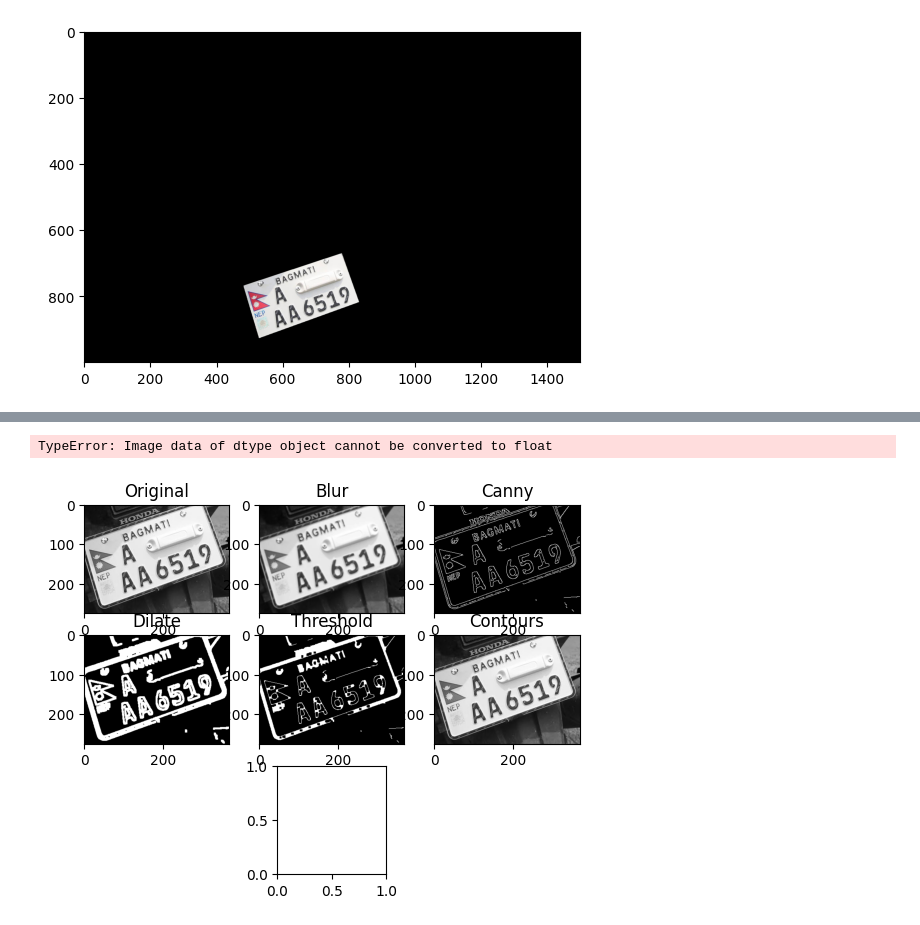
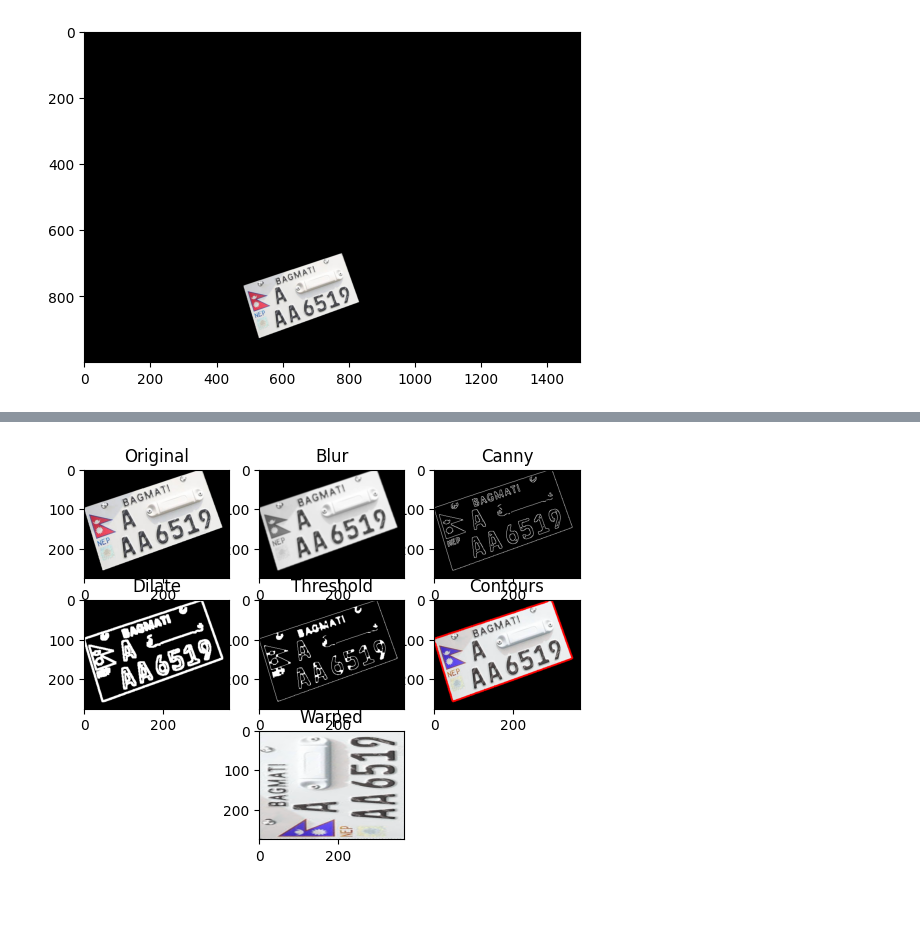
Before and after one commit to astik-dahal/licenseplatereaderpython, a Jupyter notebook: plate.ipynb, the cells around one changed output, grey strips where cells are left out. Drawn from its saved outputs; the diff is of its cells as text; code cells hidden in the pictures.

```diff
--- a/plate.ipynb
+++ b/plate.ipynb
@@ -41,7 +41,8 @@ plt.imshow(cv2.cvtColor(new_image, cv2.COLOR_BGR2RGB))
 (x,y) = np.where(mask==255)
 (x1, y1) = (np.min(x), np.min(y))
 (x2, y2) = (np.max(x), np.max(y))
-cropped_image = gray[x1:x2+20, y1:y2+20]
+cropped_image = new_image[x1:x2+20, y1:y2+20]
+# cropped_image = gray[x1:x2+20, y1:y2+20]
 plt.imshow(cv2.cvtColor(cropped_image, cv2.COLOR_BGR2RGB))
 # %% [output]
 <matplotlib.image.AxesImage at 0x...>
@@ -103,33 +111,36 @@ def getContours(img, orig):  # Change - pass the original image too
 
 kernel = np.ones((3,3))
 # plt.imshow()
 # feeding our image from previous outputs
-image = cv2.cvtColor(cropped_image, cv2.COLOR_BGR2RGB)
+# image = cv2.cvtColor(cropped_image, cv2.COLOR_BGR2RGB)
+image = cropped_image
+# image = cv2.cvtColor(image, cv2.COLOR_GRAY2RGB)
+plt.imshow(image)
 imgGray = cv2.cvtColor(image, cv2.COLOR_BGR2GRAY)
 imgBlur = cv2.GaussianBlur(imgGray,(5,5),1)
 imgCanny = cv2.Canny(imgBlur,150,200)
 imgDial = cv2.dilate(imgCanny,kernel,iterations=2)
 imgThres = cv2.erode(imgDial,kernel,iterations=2)
 biggest, imgContour, warped = getContours(imgThres, image)  # Change
 
 titles = ['Original', 'Blur', 'Canny', 'Dilate', 'Threshold', 'Contours', 'Warped']  # Change - also show warped image
 images = [image[...,::-1],  imgBlur, imgCanny, imgDial, imgThres, imgContour, warped]  # Change
 
 # Change - Also show contour drawn image + warped image
 for i in range(5):
     plt.subplot(3, 3, i+1)
     plt.imshow(images[i], cmap='gray')
     plt.title(titles[i])
 
 plt.subplot(3, 3, 6)
 plt.imshow(images[-2])
 plt.title(titles[-2])
 
 plt.subplot(3, 3, 8)
 plt.imshow(images[-1])
 plt.title(titles[-1])
 
 plt.show()
+# plt.imshow(warped)
 # %% [output]
-TypeError: Image data of dtype object cannot be converted to float
-[figure, old version]
+[figure, new version]
```
Also changed, not shown: parts of 3 cells of this notebook, 1 other file.
